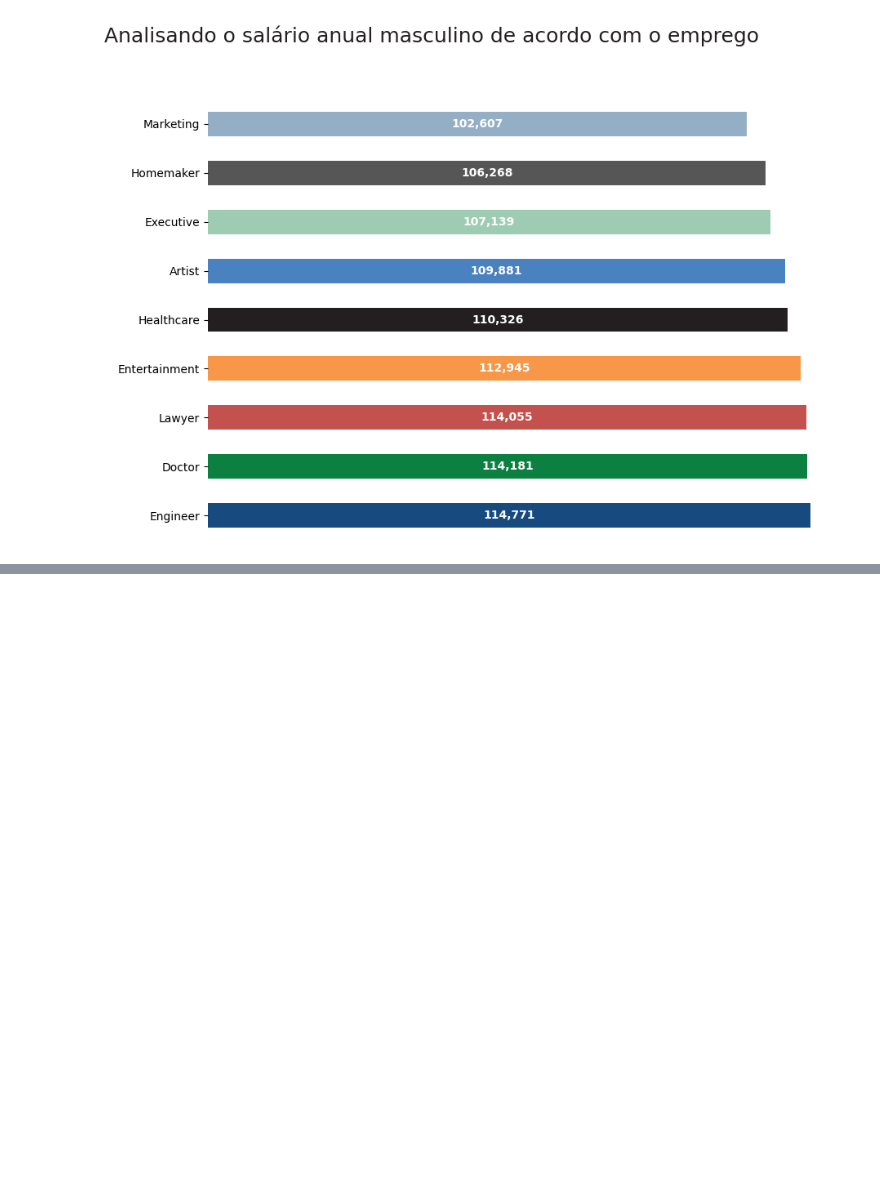
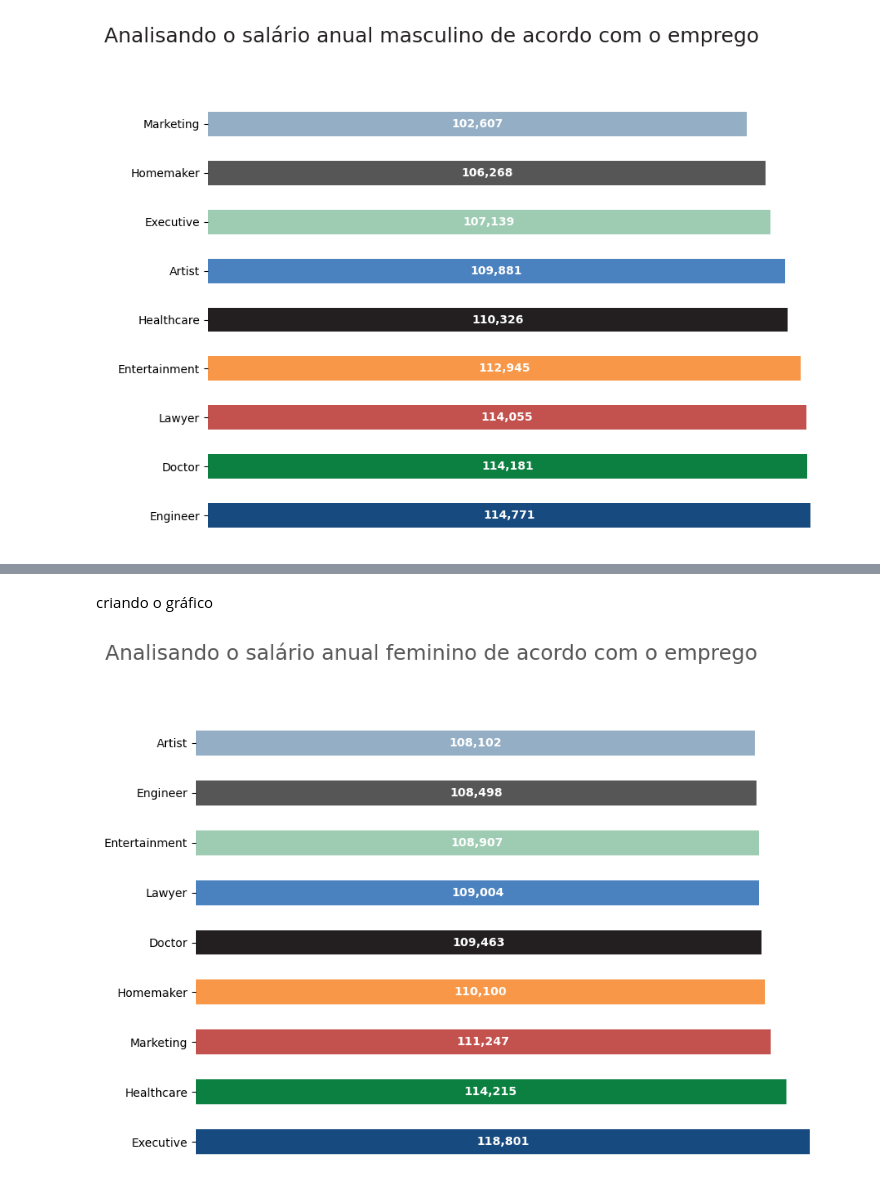
Before and after one commit to Jgabriel1800/Clientes-mercado, a Jupyter notebook: Clientes_mercado.ipynb, the cells around one changed output, grey strips where cells are left out. Cells and saved outputs as stored; diff of their text form; code cells hidden in the pictures; blank space fills up the shorter version.

```diff
--- a/Clientes_mercado.ipynb
+++ b/Clientes_mercado.ipynb
@@ -448,0 +491,6 @@ plt.show()
+# %%
+df_mulher_renda=df.copy()
+df_mulher_renda=df_mulher_renda[df_mulher_renda['Gender']=='Female']
+df_mulher_renda=df_mulher_renda[['Profession','Annual Income ($)']]
+df_mulher_renda=df_mulher_renda.groupby('Profession',as_index=False).mean().sort_values(by='Annual Income ($)',ascending=False)
+df_mulher_renda
@@ -448,0 +508,33 @@ plt.show()
+# %% [markdown]
+criando o gráfico
+# %%
+import matplotlib.pyplot as plt
+def grafico_mulher_renda():
+  fig, ax = plt.subplots(figsize=(10, 7))
+
+  colors = [AZUL1, VERDE1, VERMELHO1, LARANJA1, CINZA1, AZUL2, VERDE3, CINZA3, AZUL5]
+
+  plt.suptitle('Analisando o salário anual feminino de acordo com o emprego',
+              fontsize=18, color=CINZA3, ha='right', x=0.8, y=1.01)
+
+
+  df_mulher_renda.plot(kind='barh', x='Profession', y='Annual Income ($)', ax=ax, color=colors, legend=False)
+
+  ax.set_xlabel('')
+  ax.set_ylabel("")
+  ax.xaxis.set_tick_params()
+  ax.set_xticklabels([])
+  ax.set_xticks([])
+  ax.set_frame_on(False)
+
+  for container in ax.containers:
+      labels = [f"{valor.get_width():,.0f}" for valor in container]  # Formatar valores como inteiros
+      ax.bar_label(container, label_type='center', labels=labels, size=10, color=BRANCO, fontweight='bold')
+
+  for t, p in zip(text, ptc):
+      t.set_color(p.get_facecolor())
+  return ax,colors
+
+ax,colors=grafico_mulher_renda()
+# %% [output]
+[figure, added]
```
Also changed, not shown: parts of 5 cells of this notebook.
